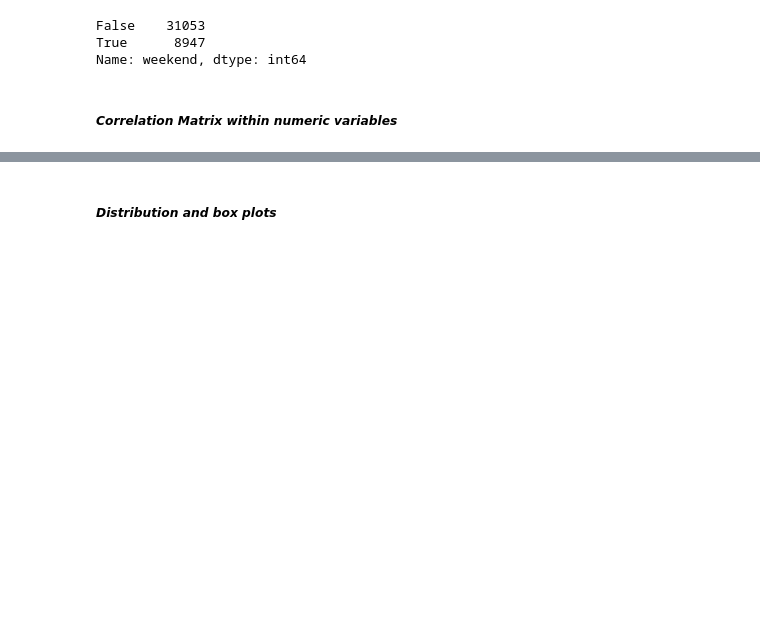
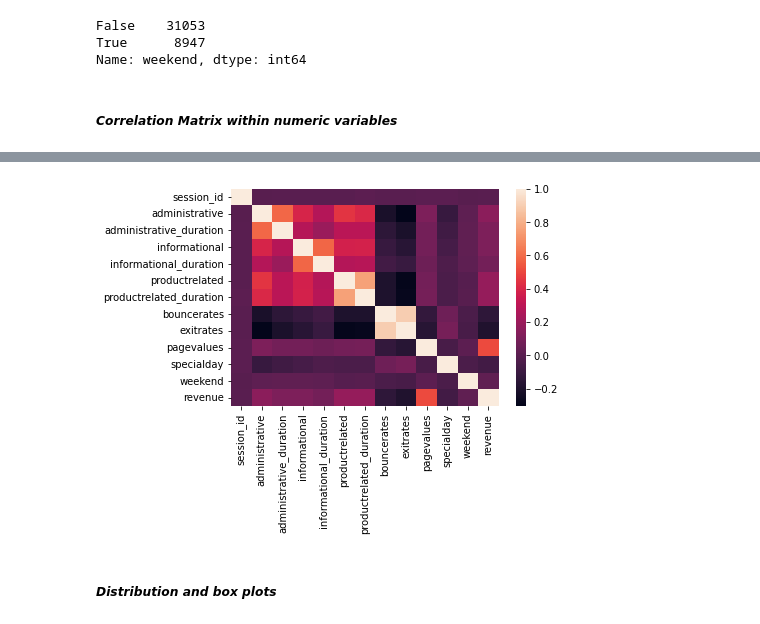
Before and after one commit to mbhoge/ml-hackathon-1, a Jupyter notebook: Hackathon_Notebook_Final.ipynb, the cells around one changed output, grey strips where cells are left out. Cells and saved outputs as stored; diff of their text form; code cells hidden in the pictures; blank space fills up the shorter version.

```diff
--- a/Hackathon_Notebook_Final.ipynb
+++ b/Hackathon_Notebook_Final.ipynb
@@ -174,6 +173,14 @@ ecom_corr_matrix
 | specialday | -0.113679 | -0.085400 | -0.063980 | -0.036898 | -0.047809 | ... |
 | region | 0.000507 | 0.000327 | -0.023207 | -0.012577 | -0.012477 | ... |
 | weekend | 0.013816 | 0.017291 | 0.017216 | 0.015120 | -0.012593 | ... |
+# %%
+# plotting correlation heatmap
+dataplot=sns.heatmap(df_dev.corr())
+
+# displaying heatmap
+plt.show()
+# %% [output]
+[figure, added]
 # %% [markdown]
 ##### *Distribution and box plots*
 # %%
```
Also changed, not shown: parts of 25 cells of this notebook, 5 other files.
